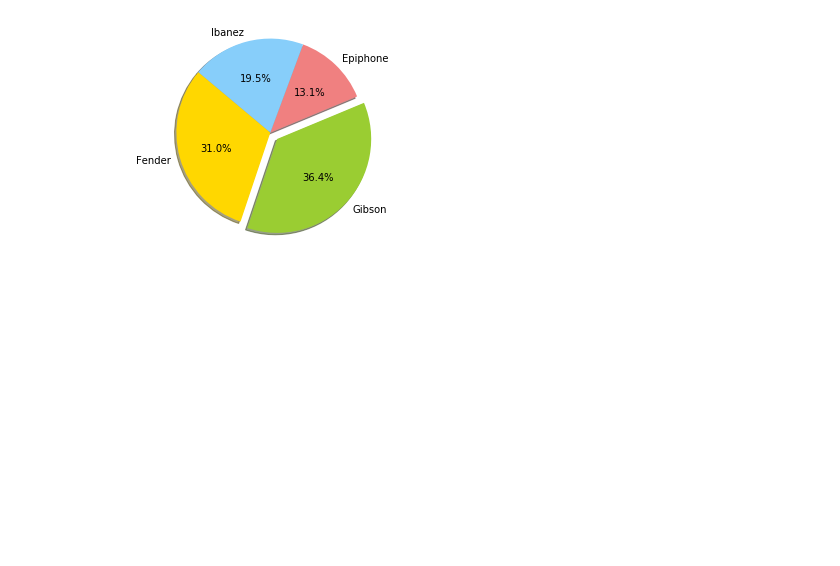
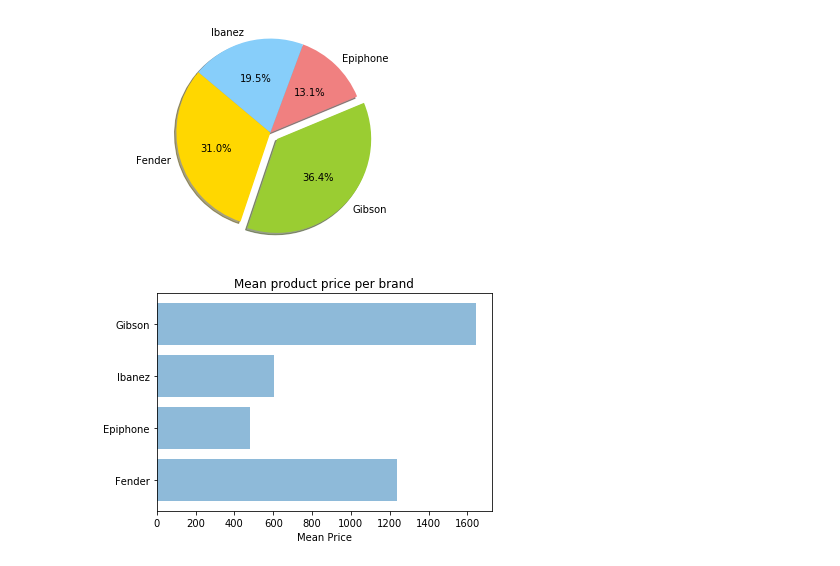
Before and after one commit to nkarman/WebProject_NoahKarman, a Jupyter notebook: Jupyter Notebooks/SamAsh.ipynb, the cells around one changed output. Saved outputs shown, nothing was run; the diff lists cells and outputs as text; code cells hidden in the pictures; blank space fills up the shorter version.

```diff
--- a/Jupyter Notebooks/SamAsh.ipynb
+++ b/Jupyter Notebooks/SamAsh.ipynb
@@ -222,3 +224,18 @@ plt.show()
 [figure]
 # %%
 # list most expensive and cheapest products
+# %%
+# Mean price
+
+objects = ('Fender', 'Epiphone', 'Ibanez', 'Gibson')
+y_pos = np.arange(len(objects))
+performance = [fenderMean, epiphoneMean, ibanezMean, gibsonMean]
+
+plt.barh(y_pos, performance, align='center', alpha=0.5)
+plt.yticks(y_pos, objects)
+plt.xlabel('Mean Price')
+plt.title('Mean product price per brand')
+
+plt.show()
+# %% [output]
+[figure, added]
```
Also changed, not shown: parts of 8 cells of this notebook.
